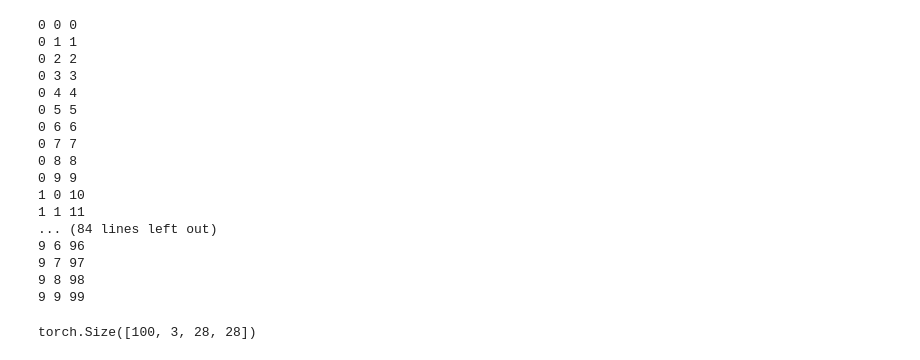
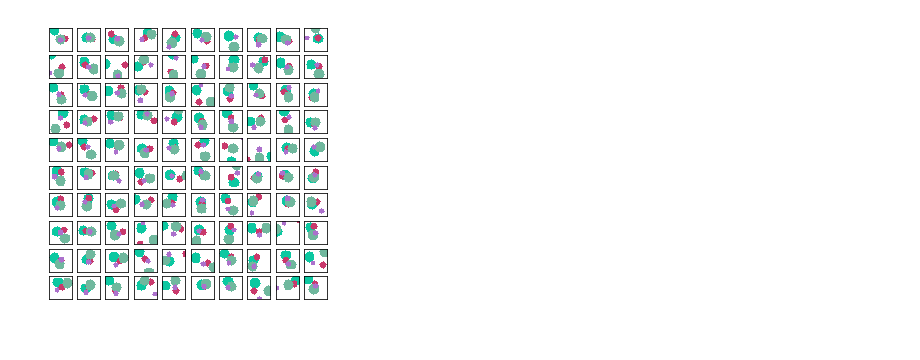
Before and after one commit to shayneobrien/explicit-gan-eval, a Jupyter notebook: notebooks/circles.ipynb, the cells around one changed output. Saved outputs shown, nothing was run; the diff lists cells and outputs as text; code cells hidden in the pictures.

```diff
--- a/notebooks/circles.ipynb
+++ b/notebooks/circles.ipynb
@@ -169,27 +177,17 @@ IndexError: index 100 is out of bounds for dimension 0 with size 100
-# %%
-k = 0
-for i, j in product(range(size_figure_grid), range(size_figure_grid)):
-    print(i, j, k)
-    k += 1
-# %% [output]
-0 0 0
-0 1 1
-0 2 2
-0 3 3
-0 4 4
-0 5 5
-0 6 6
-0 7 7
-0 8 8
-0 9 9
-1 0 10
-1 1 11
-... (84 lines left out)
-9 6 96
-9 7 97
-9 8 98
-9 9 99
-# %%
-batch.shape
-# %% [output]
-torch.Size([100, 3, 28, 28])
+# %%
+# Plot all images in a batch
+batch, labels = next(iter(train_iter))
+k = 0
+plt.close()
+size_figure_grid = int(batch.shape[0]**0.5)
+fig, ax = plt.subplots(size_figure_grid, size_figure_grid, figsize=(5, 5))
+for i, j in product(range(size_figure_grid), range(size_figure_grid)):
+    ax[i,j].get_xaxis().set_visible(False)
+    ax[i,j].get_yaxis().set_visible(False)
+    image = batch[k].view(28, 28, -1).squeeze().numpy()
+    ax[i,j].imshow(image, interpolation='none')
+    k += 1
+
+plt.show()
+# %% [output]
+[figure, added]
```
Also changed, not shown: parts of 13 cells of this notebook, 19 other files.
